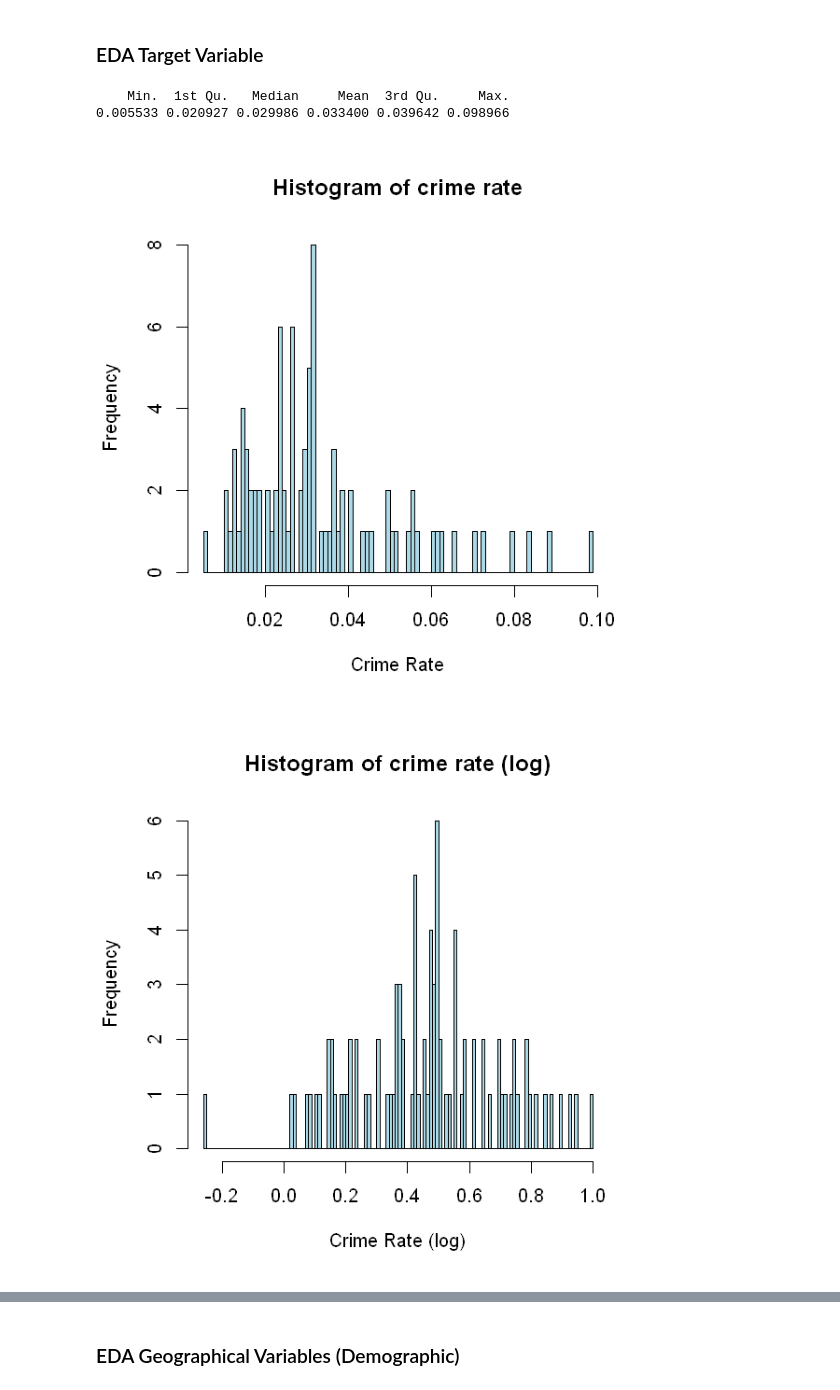
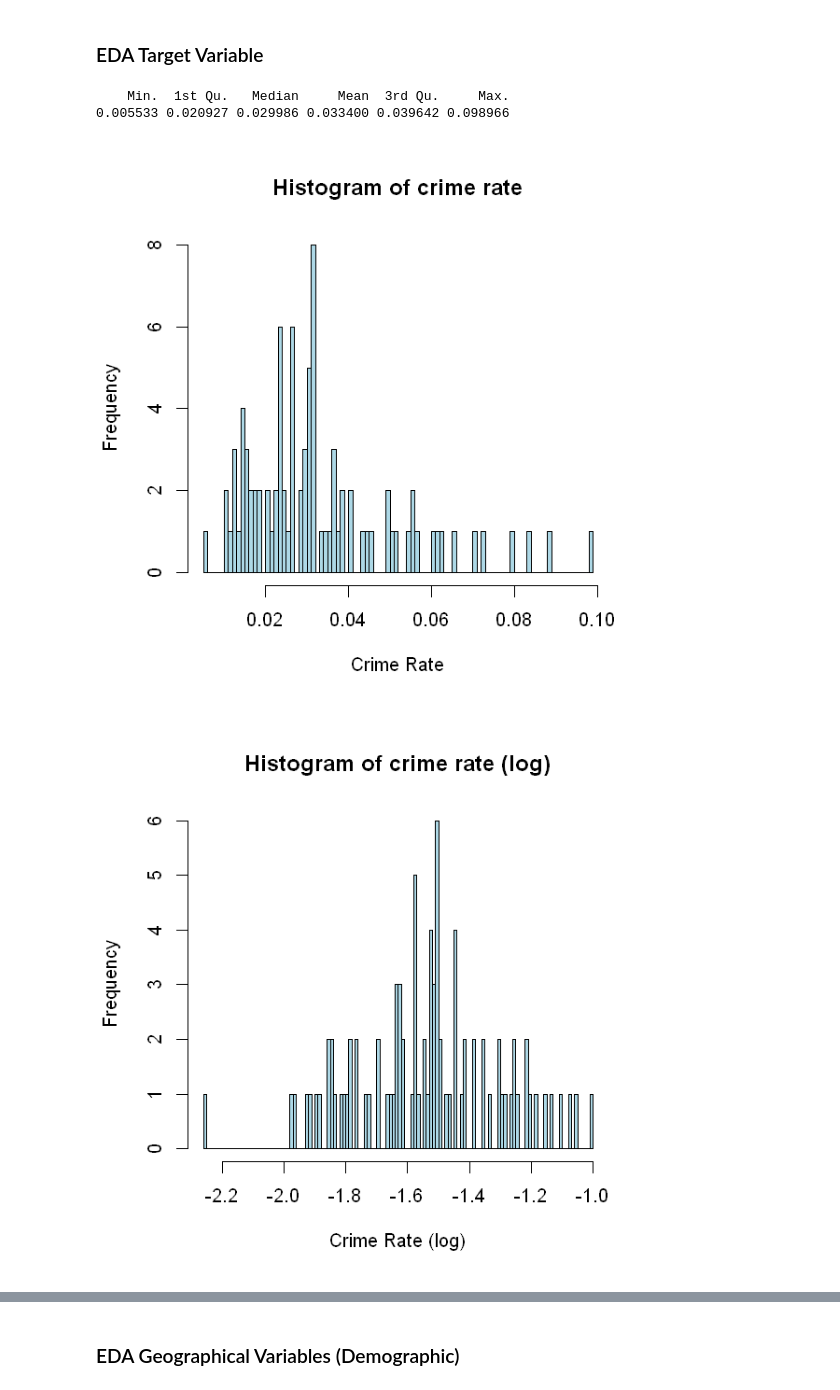
Before and after one commit to abhisha1991/w203_lab3, a Jupyter notebook: w203_lab3.ipynb, the cells around one changed output, grey strips where cells are left out. Saved outputs shown, nothing was run; the diff lists cells and outputs as text; code cells hidden in the pictures.

```diff
--- a/w203_lab3.ipynb
+++ b/w203_lab3.ipynb
@@ -160,10 +230,10 @@ Our target variable is "crmrte", and we're trying to understand what affects thi
 # %%
 summary(data$crmrte)
 hist(data$crmrte, breaks=100, main = "Histogram of crime rate", xlab = "Crime Rate", col = "lightblue", border = "black")
-hist(log10(data$crmrte * 100), breaks=100, main = "Histogram of crime rate (log)", xlab = "Crime Rate (log)", col = "lightblue", border = "black")
+hist(log10(data$crmrte), breaks=100, main = "Histogram of crime rate (log)", xlab = "Crime Rate (log)", col = "lightblue", border = "black")
 # %% [output]
     Min.  1st Qu.   Median     Mean  3rd Qu.     Max.
 0.005533 0.020927 0.029986 0.033400 0.039642 0.098966
 [figure]
-[figure, old version]
+[figure, new version]
 # %% [markdown]
```
Also changed, not shown: parts of 36 cells of this notebook.
